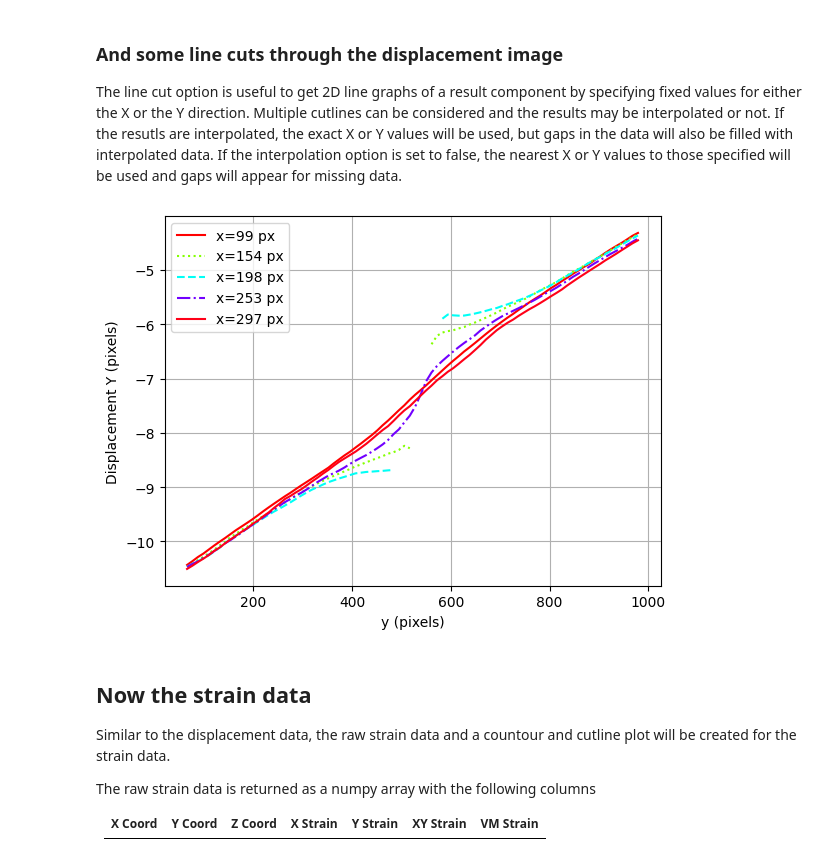
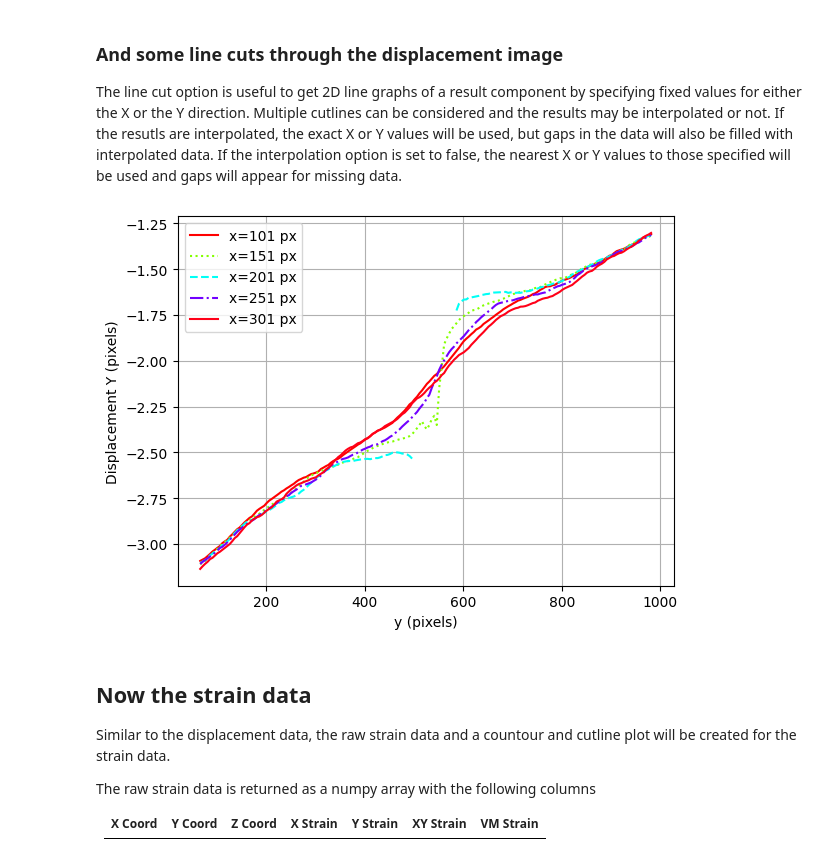
Before and after one commit to gventer/SUN-DIC, a Jupyter notebook: test_sundic.ipynb, the cells around one changed output. Saved outputs shown, nothing was run; the diff lists cells and outputs as text; code cells hidden in the pictures.

```diff
--- a/test_sundic.ipynb
+++ b/test_sundic.ipynb
@@ -189,35 +215,36 @@ The line cut option is useful to get 2D line graphs of a result component by spe
 # %%
 # ------------------------------------------------------------------
 # Parameters:
 # -----------
 # - subSetPnts  : the subset grid points
 #                 (returned by the planarDICLocal function)
+# - imgSetID    : ID of the image set to use for the plot.
 # - dispComp    : the displacement component to plot
 #                 (default is sdpp.Comp.MAG)
 # - cutComp     : the component to cut through
 #                 (default is sdpp.Comp.X)
 # - cutValues   : the values to cut through
 #                 (default is None)
 # - gridLines   : whether to plot grid lines
 #                 (default is True)
 # - showPlot    : whether to show the plot here
 #                 (default is True)
 # - fileName    : the file name to save the plot to if required
 #                 (default is '')
 # - smoothWindow: the size of the smoothing window - this is the
 #                 number of surrounding subSets to consider in
 #                 the smoothing (0 = no smoothing)
 # - smoothOrder : the order of the smoothing polynomial
 #                 (default is 2)
 # - interpolate : whether to interpolate the data
 #                 (default is False)
 # ------------------------------------------------------------------
-sdpp.plotDispCutLine(subSetPoints, dispComp=sdpp.Comp.Y, cutComp=sdpp.Comp.X,
+sdpp.plotDispCutLine(subSetPoints, -1, dispComp=sdpp.Comp.Y, cutComp=sdpp.Comp.X,
                      cutValues=[100, 150, 200, 250, 300],
                      gridLines=True, showPlot=True,
                      fileName='', smoothWindow=0, interpolate=False)
 # %% [output]
-[figure, old version]
+[figure, new version]
 # %% [markdown]
 ## Now the strain data
 Similar to the displacement data, the raw strain data and a countour and cutline plot will be created for the strain data.
```
Also changed, not shown: parts of 7 cells of this notebook, 8 other files.
